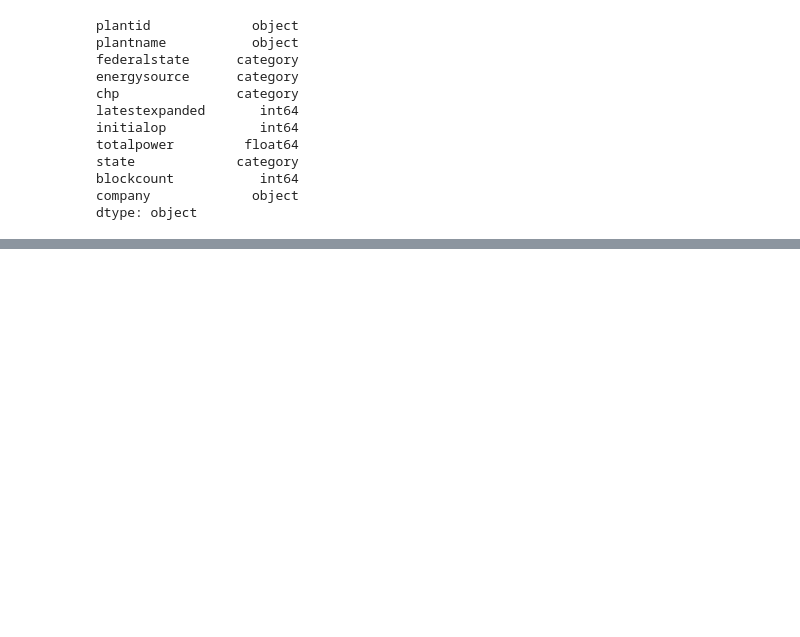
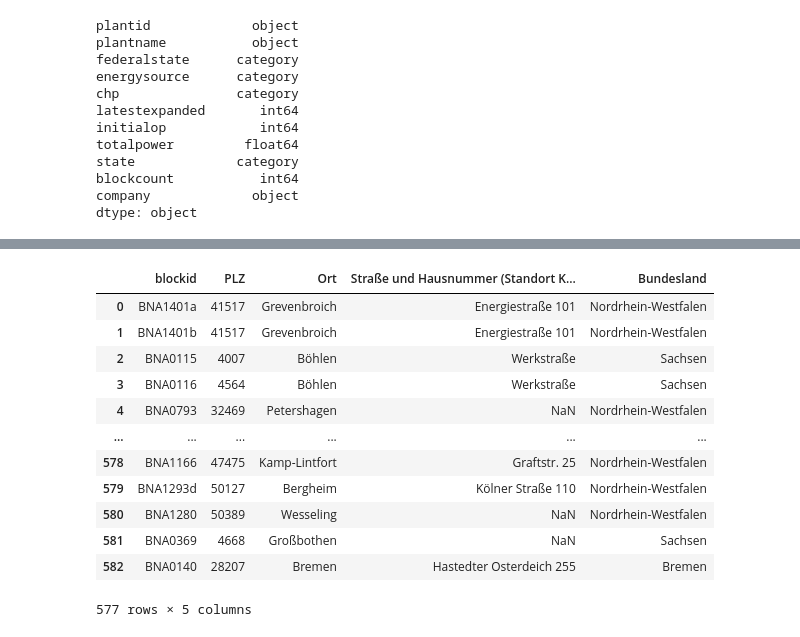
Before and after one commit to sidietz/plantwatch-data, a Jupyter notebook: basic/toblocks-v3.ipynb, the cells around one changed output, grey strips where cells are left out. Cells and saved outputs as stored; diff of their text form; code cells hidden in the pictures; blank space fills up the shorter version.

```diff
--- a/basic/toblocks-v3.ipynb
+++ b/basic/toblocks-v3.ipynb
@@ -407,5 +442,6 @@ dtype: object
 # stammdaten
 # %%
 # cols = [0,2,3,9,10,11,12]
+stammdaten = pl6.copy()
 drop_list = ['plantid', 'Blockname', 'Energieträger', 'Inbetriebnahme', 'KWK', 'Kraftwerksname', 'Nettoleistung', 'Status', 'Stilllegung', 'Unternehmen']
 stammdaten.drop(drop_list, axis=1, inplace=True)
@@ -422,3 +503,19 @@ plants_final.to_csv("plants_nh.csv", index=False, header=False)
+# %%
+stammdaten
+# %% [output]
+|  | blockid | PLZ | Ort | Straße und Hausnummer (Standort K... | Bundesland |
+| 0 | BNA1401a | 41517 | Grevenbroich | Energiestraße 101 | Nordrhein-Westfalen |
+| 1 | BNA1401b | 41517 | Grevenbroich | Energiestraße 101 | Nordrhein-Westfalen |
+| 2 | BNA0115 | 4007 | Böhlen | Werkstraße | Sachsen |
+| 3 | BNA0116 | 4564 | Böhlen | Werkstraße | Sachsen |
+| 4 | BNA0793 | 32469 | Petershagen | NaN | Nordrhein-Westfalen |
+| ... | ... | ... | ... | ... | ... |
+| 578 | BNA1166 | 47475 | Kamp-Lintfort | Graftstr. 25 | Nordrhein-Westfalen |
+| 579 | BNA1293d | 50127 | Bergheim | Kölner Straße 110 | Nordrhein-Westfalen |
+| 580 | BNA1280 | 50389 | Wesseling | NaN | Nordrhein-Westfalen |
+| 581 | BNA0369 | 4668 | Großbothen | NaN | Sachsen |
+| 582 | BNA0140 | 28207 | Bremen | Hastedter Osterdeich 255 | Bremen |
+577 rows × 5 columns
 # %%
 #bm2.to_csv("bpm.csv", index=False)
 # %%
```
Also changed, not shown: parts of 18 cells of this notebook.
